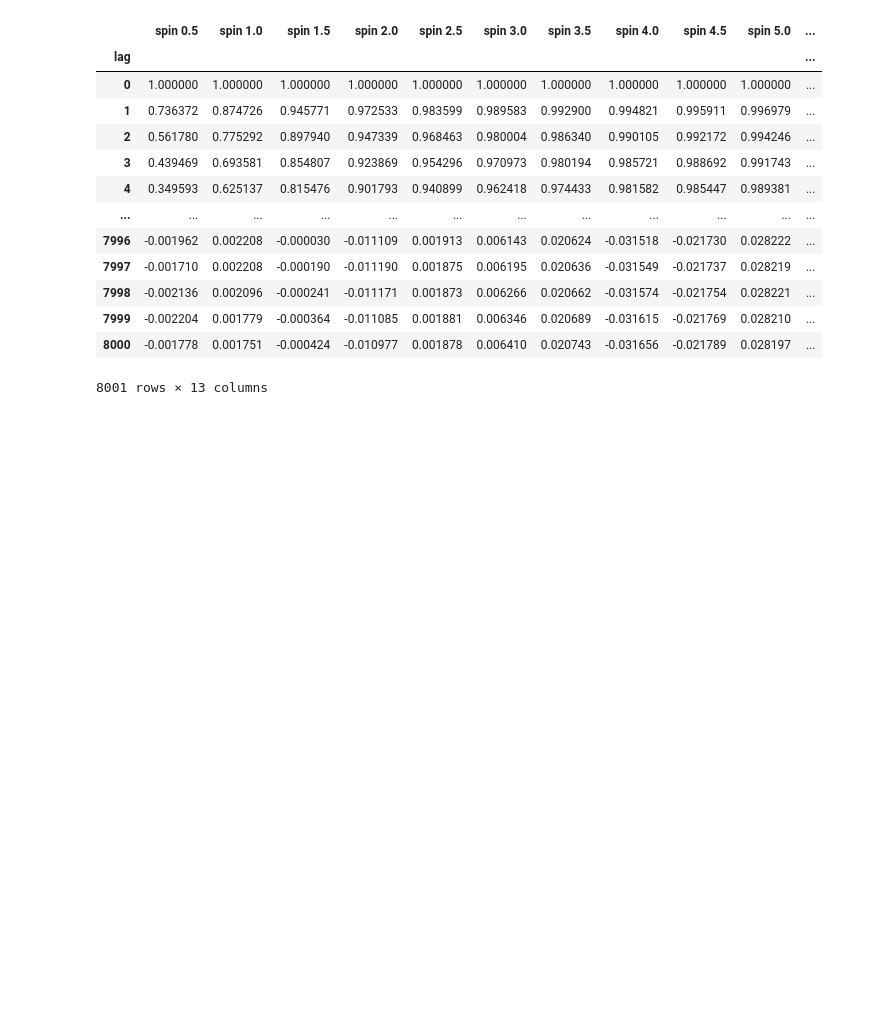
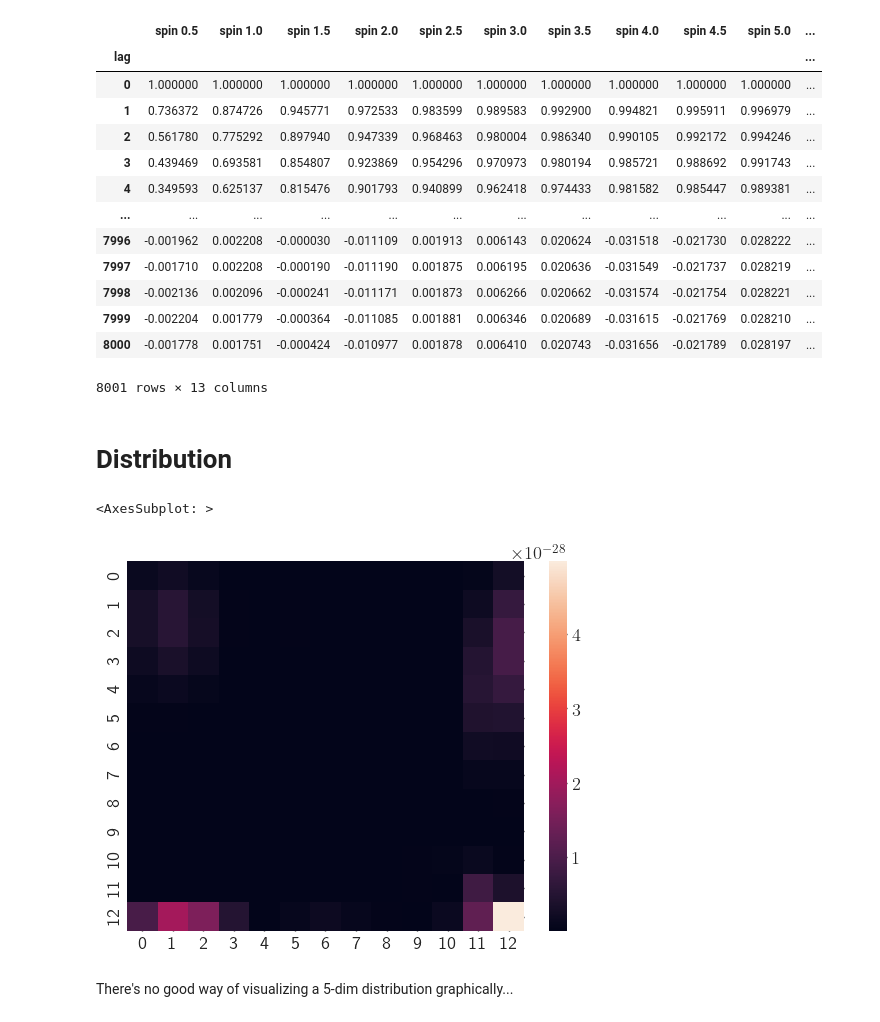
Before and after one commit to JosephRRB/GFlowNets_on_SpinFoams, a Jupyter notebook: notebooks/Python/Operators.ipynb, the cells around one changed output. Cells and saved outputs as stored; diff of their text form; code cells hidden in the pictures; blank space fills up the shorter version.

```diff
--- a/notebooks/Python/Operators.ipynb
+++ b/notebooks/Python/Operators.ipynb
@@ -494,3 +494,38 @@ os.makedirs(plot_path, exist_ok=True)
 
 printfile = f"{plot_path}/angles_autocorrelations_batches_assembled_{batches_assembled}"
 plt.savefig(printfile + ".svg")
+# %% [markdown]
+# Distribution
+# %%
+"""
+Load vertex tensor as numpy multidimensional array
+The vertex is returned in ROW-MAJOR (C-like) order
+The vertex is read as [i5, i4, i3, i2, i1]
+"""
+def VertexLoad(spin, path="../../data/EPRL_vertices/Python/Dl_20"):
+
+    assert (spin/0.5).is_integer(), "Please assign spin as float halfinteger"
+    DIM = int(2*spin+1)
+
+    vertex_loaded = np.load(f"{path}/vertex_j_{float(spin)}.npz")
+
+    if vertex_loaded.flags['F_CONTIGUOUS'] == False:
+        vertex_loaded = np.transpose(vertex_loaded)
+
+    vertex = np.zeros((DIM,DIM,DIM,DIM,DIM), order='C')
+    vertex[:] = vertex_loaded[:]
+
+    return vertex
+# %%
+Amplitude = VertexLoad(6)
+# %%
+Distribution = Amplitude**2
+# %%
+dist = Distribution[2,:,1,:,4]
+# %%
+sns.heatmap(dist)
+# %% [output]
+<AxesSubplot: >
+[figure, added]
+# %% [markdown]
+There's no good way of visualizing a 5-dim distribution graphically...
```
